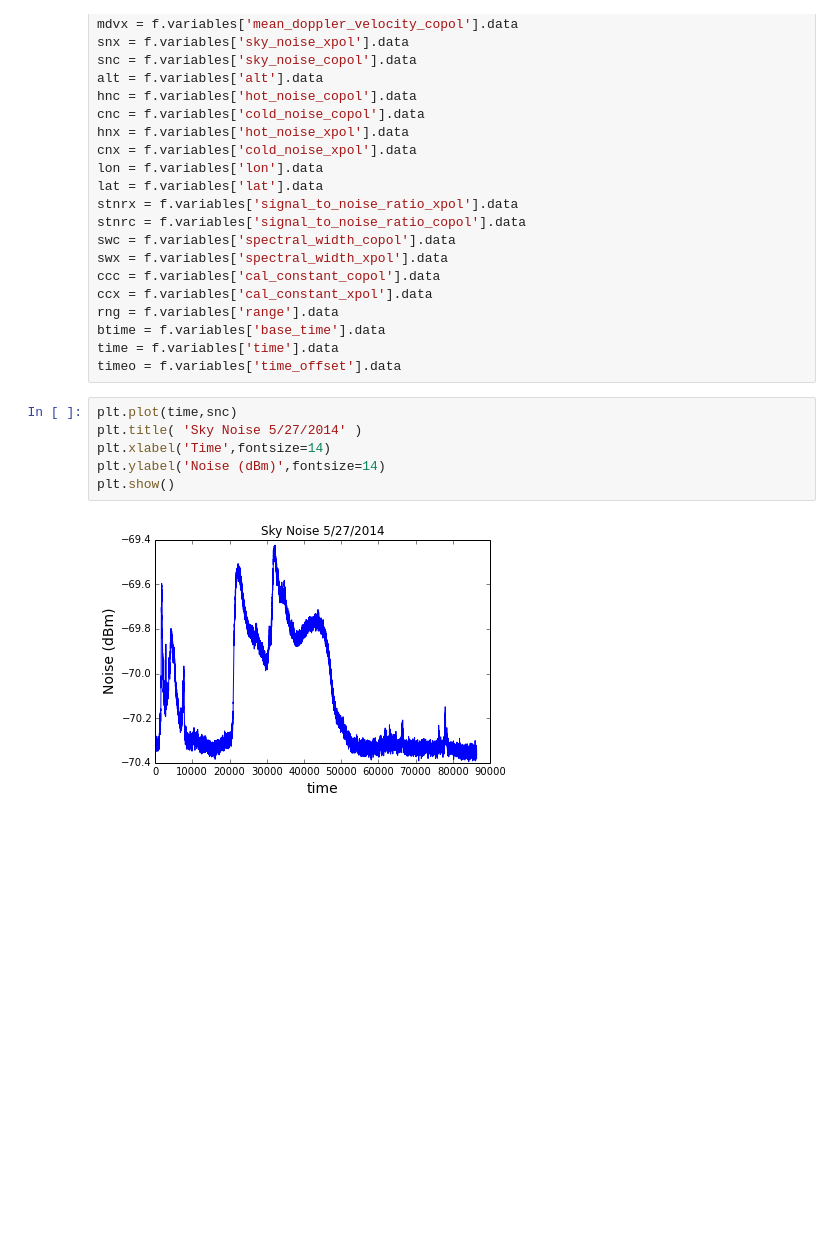
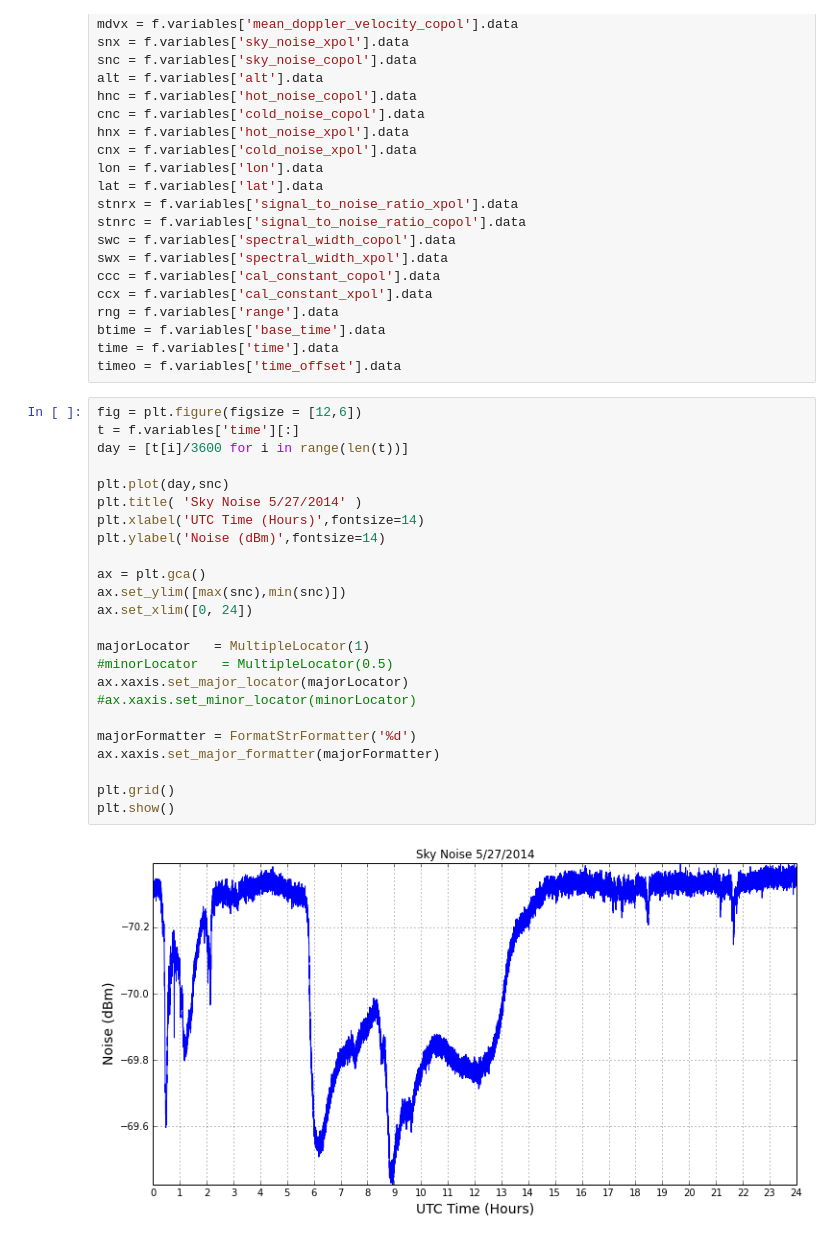
Before and after one commit to EVS-ATMOS/HRRR, a Jupyter notebook: notebooks/NetCDF Stuff-May27.ipynb, the cells around one changed output. Drawn from its saved outputs; the diff is of its cells as text; blank space fills up the shorter version.

```diff
--- a/notebooks/NetCDF Stuff-May27.ipynb
+++ b/notebooks/NetCDF Stuff-May27.ipynb
@@ -31,11 +32,29 @@ rng = f.variables['range'].data
 btime = f.variables['base_time'].data
 time = f.variables['time'].data
 timeo = f.variables['time_offset'].data
-# %%
-plt.plot(time,snc)
-plt.title( 'Sky Noise 5/27/2014' )
-plt.xlabel('Time',fontsize=14)
-plt.ylabel('Noise (dBm)',fontsize=14)
-plt.show()
-# %% [output]
-[figure, removed]
+# %%
+fig = plt.figure(figsize = [12,6])
+t = f.variables['time'][:]
+day = [t[i]/3600 for i in range(len(t))]
+
+plt.plot(day,snc)
+plt.title( 'Sky Noise 5/27/2014' )
+plt.xlabel('UTC Time (Hours)',fontsize=14)
+plt.ylabel('Noise (dBm)',fontsize=14)
+
+ax = plt.gca()
+ax.set_ylim([max(snc),min(snc)])
+ax.set_xlim([0, 24])
+
+majorLocator   = MultipleLocator(1)
+#minorLocator   = MultipleLocator(0.5)
+ax.xaxis.set_major_locator(majorLocator)
+#ax.xaxis.set_minor_locator(minorLocator)
+
+majorFormatter = FormatStrFormatter('%d')
+ax.xaxis.set_major_formatter(majorFormatter)
+
+plt.grid()
+plt.show()
+# %% [output]
+[figure, added]
```
Also changed, not shown: parts of 4 cells of this notebook, 1 other file.
